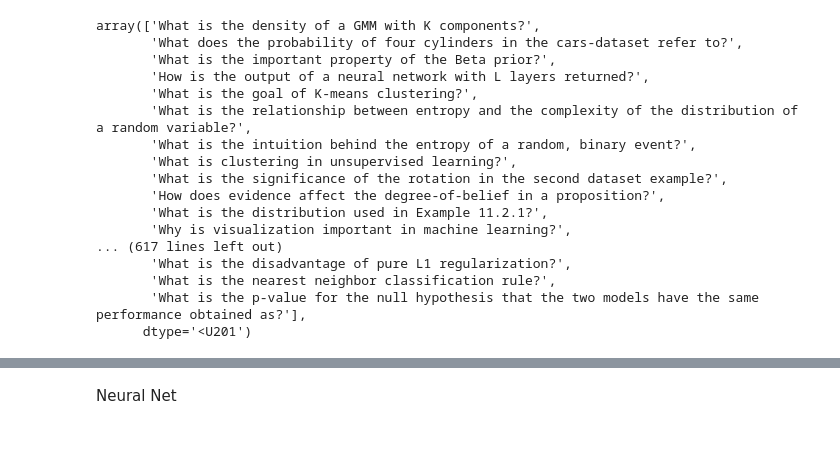
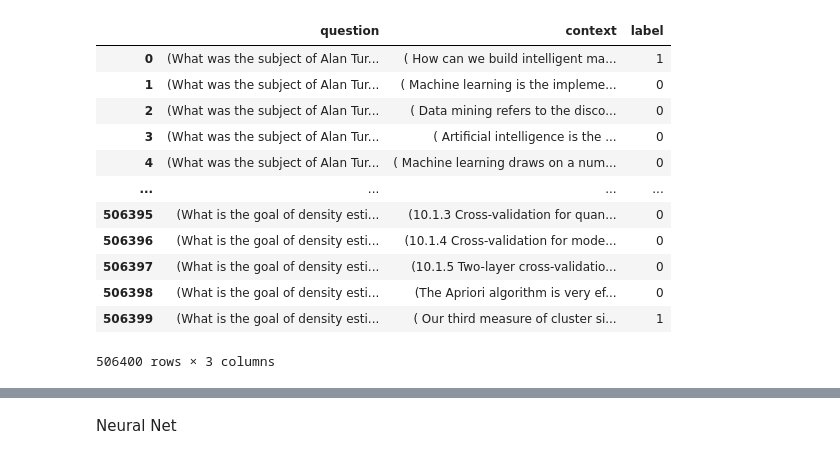
Before and after one commit to osquera/ChatGPT_Tutor_Project, a Jupyter notebook: Similarity network.ipynb, the cells around one changed output, grey strips where cells are left out. Cells and saved outputs as stored; diff of their text form; code cells hidden in the pictures.

```diff
--- a/Similarity network.ipynb
+++ b/Similarity network.ipynb
@@ -8,0 +24,5 @@ raw_data.reset_index(inplace=True)
+# %%
+# remove the embedding columns and add their values to a list with the respective question and context:
+df = pd.DataFrame(columns=['question', 'context'])
+for _, row in raw_data.iterrows():
+    df = df.append({'question': tuple([row['question'], row['question_embedding']]), 'context': tuple([row['context'], row['context_embedding']])}, ignore_index=True)
@@ -13,37 +53,32 @@ raw_data.reset_index(inplace=True)
 #                   'context': ['My name is Stephen Hawking.', 'I am 76 years old.',5,"the number 5",3]})
 
 
-# Assuming you have a DataFrame called df with columns 'question' and 'answer'
-questions = raw_data['question'].unique()
-answers = raw_data['context'].unique()
+# Assuming you have a DataFrame called df with 4 columns 'question' 'answer' and embeddings for both
+questions = df['question'].unique()
+answers = df['context'].unique()
 
-# Create a dictionary with question-answer pairs as keys and 1 as the value
-original_pairs = {(row['question'], row['context']): 1 for _, row in raw_data.iterrows()}
-
-# Generate all possible combinations and check if they are in the original_pairs dictionary
-df = pd.DataFrame([(q, a, original_pairs.get((q, a), 0)) for q, a in product(questions, answers)], columns=['question', 'context', 'label'])
+# Create a dictionary with question-answer pairs as keys and 1 as the value and also add their embeddings
+original_pairs = {(row['question'], row['context']): 1 for _, row in df.iterrows()}
+# Generate all possible combinations and check if they are in the original_pairs dictionary and add their embeddings which should not be the product of the embeddings of the question and answer
+df = pd.DataFrame([(q, c, original_pairs.get((q, c,), 0)) for q, c in product(questions, answers)], columns=['question', 'context', 'label'])
 # %%
-df[]
+df
+# %% [output]
+|  | question | context | label |
+| 0 | (What was the subject of Alan Tur... | ( How can we build intelligent ma... | 1 |
+| 1 | (What was the subject of Alan Tur... | ( Machine learning is the impleme... | 0 |
+| 2 | (What was the subject of Alan Tur... | ( Data mining refers to the disco... | 0 |
+| 3 | (What was the subject of Alan Tur... | ( Artificial intelligence is the ... | 0 |
+| 4 | (What was the subject of Alan Tur... | ( Machine learning draws on a num... | 0 |
+| ... | ... | ... | ... |
+| 506395 | (What is the goal of density esti... | (10.1.3 Cross-validation for quan... | 0 |
+| 506396 | (What is the goal of density esti... | (10.1.4 Cross-validation for mode... | 0 |
+| 506397 | (What is the goal of density esti... | (10.1.5 Two-layer cross-validatio... | 0 |
+| 506398 | (What is the goal of density esti... | (The Apriori algorithm is very ef... | 0 |
+| 506399 | (What is the goal of density esti... | ( Our third measure of cluster si... | 1 |
+506400 rows × 3 columns
 # %%
-test_q = np.random.choice(list(df['question'].unique()), int(len(df['question'].unique())*0.2))
+test_q = np.random.choice(df['question'].unique(), size = int(len(df['question'].unique())*0.2), replace = False)
-# %% [output]
-array(['What is the density of a GMM with K components?',
-       'What does the probability of four cylinders in the cars-dataset refer to?',
-       'What is the important property of the Beta prior?',
-       'How is the output of a neural network with L layers returned?',
-       'What is the goal of K-means clustering?',
-       'What is the relationship between entropy and the complexity of the distribution of a random variable?',
-       'What is the intuition behind the entropy of a random, binary event?',
-       'What is clustering in unsupervised learning?',
-       'What is the significance of the rotation in the second dataset example?',
-       'How does evidence affect the degree-of-belief in a proposition?',
-       'What is the distribution used in Example 11.2.1?',
-       'Why is visualization important in machine learning?',
-... (617 lines left out)
-       'What is the disadvantage of pure L1 regularization?',
-       'What is the nearest neighbor classification rule?',
-       'What is the p-value for the null hypothesis that the two models have the same performance obtained as?'],
-      dtype='<U201')
 # %%
 test = df[df['question'].isin(test_q)]
 train = df[~df['question'].isin(test_q)]
```
Also changed, not shown: parts of 14 cells of this notebook.
